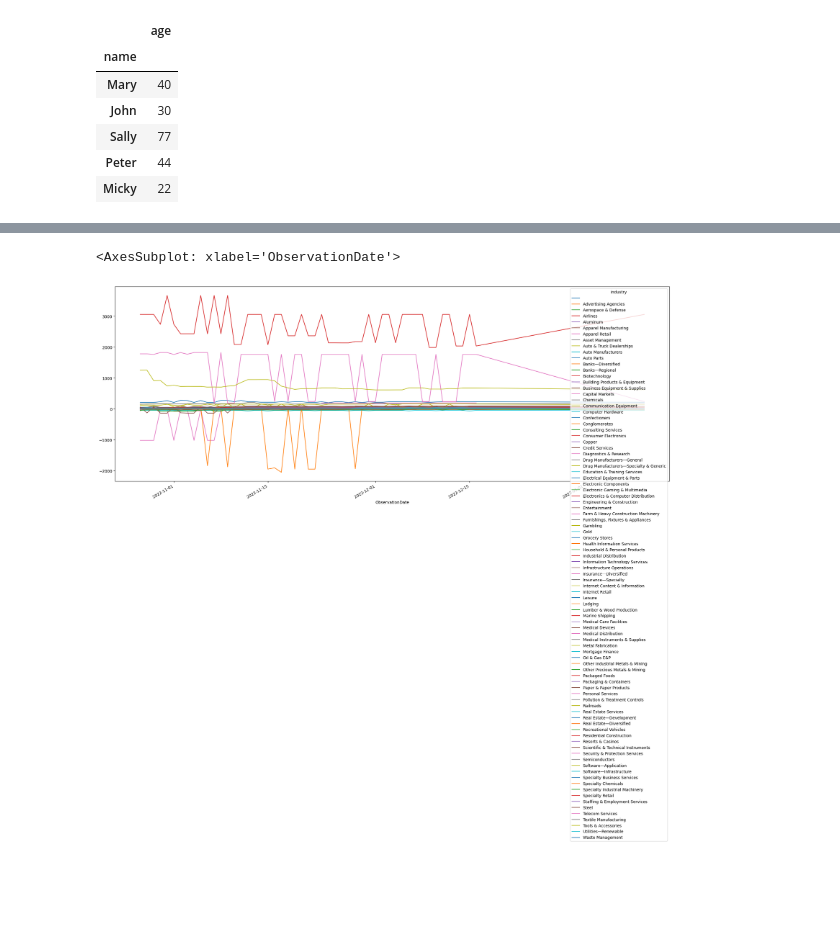
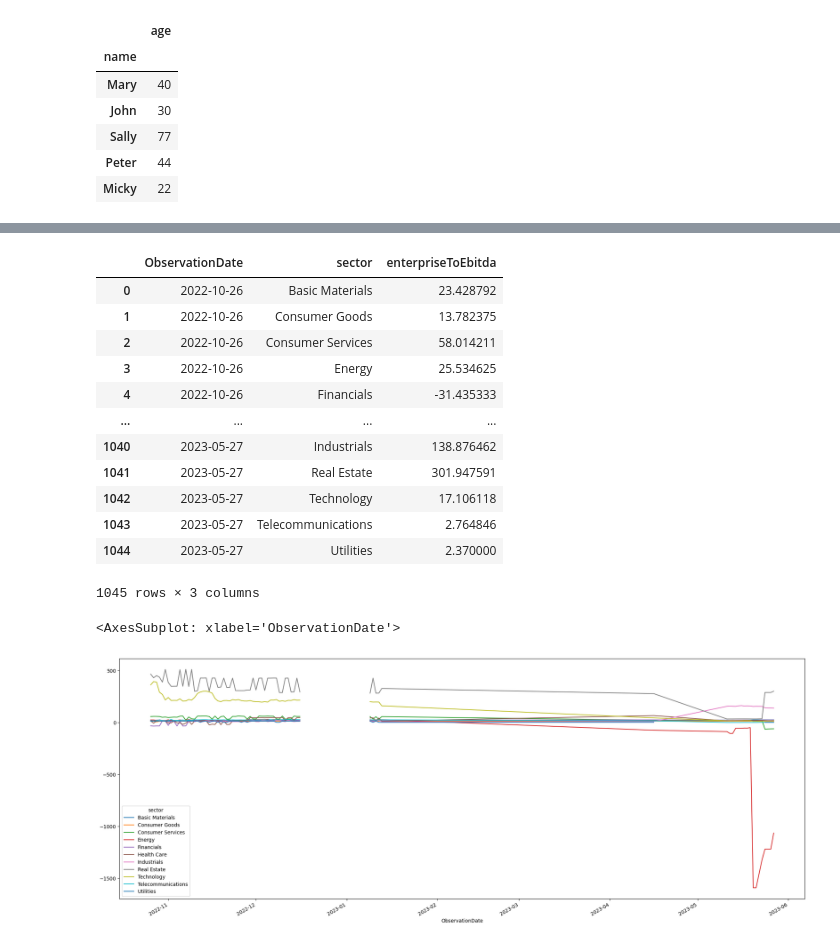
Before and after one commit to cfuru/Azure-Functions, a Jupyter notebook: func-yahoo-scraper-001/testing.ipynb, the cells around one changed output, grey strips where cells are left out. Drawn from its saved outputs; the diff is of its cells as text; code cells hidden in the pictures; blank space fills up the shorter version.

```diff
--- a/func-yahoo-scraper-001/testing.ipynb
+++ b/func-yahoo-scraper-001/testing.ipynb
@@ -270,3 +444,0 @@ dim_company
-# %%
-dim_company = azure_utils.ingest_silver_data(f"company/company_")
-fact_fundamentals = azure_utils.ingest_silver_data(f"fundamentals/fundamentals_")
@@ -277,3 +444,0 @@ KeyError: 'Ticker'
-# %%
-df_fundamentals = azure_utils.ingest_silver_data(f"fundamentals/fundamentals_")
-fact_fundamentals = azure_utils.download_parquet_blob(f"gold/fundamentals", f"fact_fundamentals.parquet")
@@ -283,2 +445,2 @@ azure_utils.upload_blob(parquet_file, f"gold/fundamentals", "fact_fundamentals.p
 # %%
-fact_fundamentals
+fact_fundamentals = fact_fundamentals.reset_index()
@@ -334,11 +477,26 @@ fact_valuation = fact_fundamentals[selected_cols]
 # %%
 fact_valuation = fact_valuation.merge(dim_company, on = "Ticker", how = "inner")
 # %%
-fact_valuation = fact_valuation[["ObservationDate", "industry", "enterpriseToEbitda"]].groupby([pd.Grouper(key = "ObservationDate", axis = 0, freq = "D"), "industry"]).mean().reset_index()
+fact_valuation = fact_valuation[["ObservationDate", "sector", "enterpriseToEbitda"]].groupby([pd.Grouper(key = "ObservationDate", axis = 0, freq = "D"), "sector"]).mean().reset_index()
+fact_valuation
+# %% [output]
+|  | ObservationDate | sector | enterpriseToEbitda |
+| 0 | 2022-10-26 | Basic Materials | 23.428792 |
+| 1 | 2022-10-26 | Consumer Goods | 13.782375 |
+| 2 | 2022-10-26 | Consumer Services | 58.014211 |
+| 3 | 2022-10-26 | Energy | 25.534625 |
+| 4 | 2022-10-26 | Financials | -31.435333 |
+| ... | ... | ... | ... |
+| 1040 | 2023-05-27 | Industrials | 138.876462 |
+| 1041 | 2023-05-27 | Real Estate | 301.947591 |
+| 1042 | 2023-05-27 | Technology | 17.106118 |
+| 1043 | 2023-05-27 | Telecommunications | 2.764846 |
+| 1044 | 2023-05-27 | Utilities | 2.370000 |
+1045 rows × 3 columns
 # %%
-fact_valuation.pivot(index = "ObservationDate", columns = "industry", values = "enterpriseToEbitda").plot(kind = "line", figsize = (25, 10))
+fact_valuation.pivot(index = "ObservationDate", columns = "sector", values = "enterpriseToEbitda").plot(kind = "line", figsize = (25, 10))
 # %% [output]
 <AxesSubplot: xlabel='ObservationDate'>
-[figure, old version]
+[figure, new version]
 # %%
 fact_valuation
```
Also changed, not shown: parts of 22 cells of this notebook, 29 other files.
